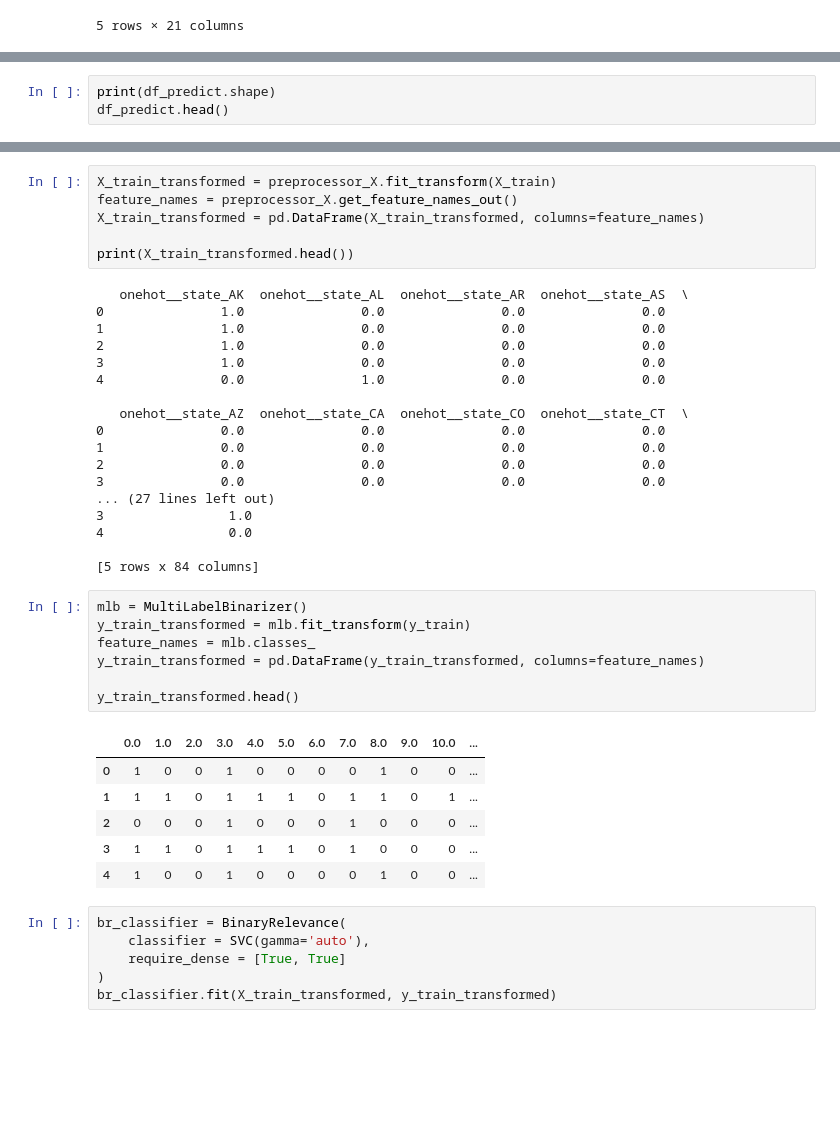
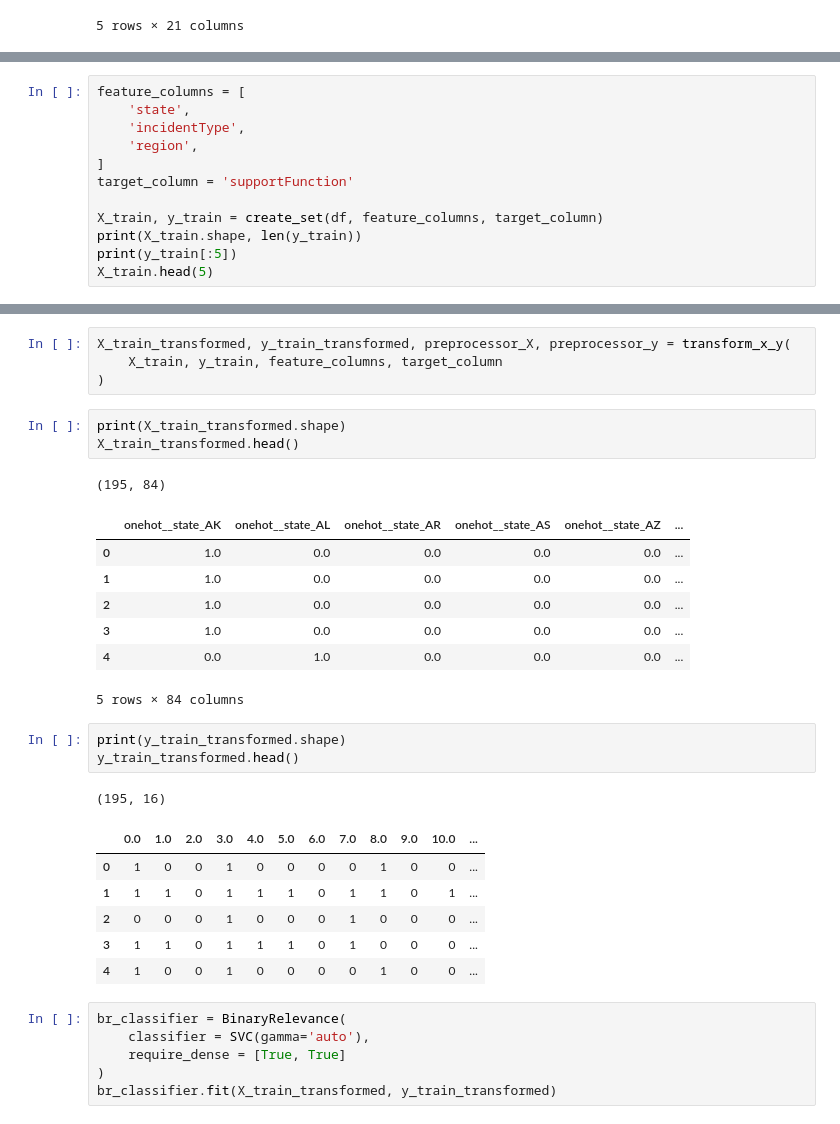
Before and after one commit to capstoneFA2025/FEMA-Recommender, a Jupyter notebook: multilabel_classification_condensed.ipynb, the cells around one changed output, grey strips where cells are left out. Cells and saved outputs as stored; diff of their text form; blank space fills up the shorter version.

Commit message:
converted some code to functions for repeatability

```diff
--- a/multilabel_classification_condensed.ipynb
+++ b/multilabel_classification_condensed.ipynb
@@ -49,4 +52,13 @@ categorical_cols = X_train.columns.tolist()
 # %%
-print(df_predict.shape)
-df_predict.head()
+feature_columns = [
+    'state',
+    'incidentType',
+    'region',
+]
+target_column = 'supportFunction'
+
+X_train, y_train = create_set(df, feature_columns, target_column)
+print(X_train.shape, len(y_train))
+print(y_train[:5])
+X_train.head(5)
 # %% [output]
@@ -102,35 +112,24 @@ preprocessor_y = ColumnTransformer(
+# %%
+X_train_transformed, y_train_transformed, preprocessor_X, preprocessor_y = transform_x_y(
+    X_train, y_train, feature_columns, target_column
+)
 # %%
-X_train_transformed = preprocessor_X.fit_transform(X_train)
-feature_names = preprocessor_X.get_feature_names_out()
-X_train_transformed = pd.DataFrame(X_train_transformed, columns=feature_names)
-
-print(X_train_transformed.head())
+print(X_train_transformed.shape)
+X_train_transformed.head()
 # %% [output]
-   onehot__state_AK  onehot__state_AL  onehot__state_AR  onehot__state_AS  \
-0               1.0               0.0               0.0               0.0
-1               1.0               0.0               0.0               0.0
-2               1.0               0.0               0.0               0.0
-3               1.0               0.0               0.0               0.0
-4               0.0               1.0               0.0               0.0
-
-   onehot__state_AZ  onehot__state_CA  onehot__state_CO  onehot__state_CT  \
-0               0.0               0.0               0.0               0.0
-1               0.0               0.0               0.0               0.0
-2               0.0               0.0               0.0               0.0
-3               0.0               0.0               0.0               0.0
-... (27 lines left out)
-3                1.0
-4                0.0
-
-[5 rows x 84 columns]
+(195, 84)
+|  | onehot__state_AK | onehot__state_AL | onehot__state_AR | onehot__state_AS | onehot__state_AZ | ... |
+| 0 | 1.0 | 0.0 | 0.0 | 0.0 | 0.0 | ... |
+| 1 | 1.0 | 0.0 | 0.0 | 0.0 | 0.0 | ... |
+| 2 | 1.0 | 0.0 | 0.0 | 0.0 | 0.0 | ... |
+| 3 | 1.0 | 0.0 | 0.0 | 0.0 | 0.0 | ... |
+| 4 | 0.0 | 1.0 | 0.0 | 0.0 | 0.0 | ... |
+5 rows × 84 columns
 # %%
-mlb = MultiLabelBinarizer()
-y_train_transformed = mlb.fit_transform(y_train)
-feature_names = mlb.classes_
-y_train_transformed = pd.DataFrame(y_train_transformed, columns=feature_names)
-
+print(y_train_transformed.shape)
 y_train_transformed.head()
 # %% [output]
+(195, 16)
 |  | 0.0 | 1.0 | 2.0 | 3.0 | 4.0 | 5.0 | 6.0 | 7.0 | 8.0 | 9.0 | 10.0 | ... |
 | 0 | 1 | 0 | 0 | 1 | 0 | 0 | 0 | 0 | 1 | 0 | 0 | ... |
 | 1 | 1 | 1 | 0 | 1 | 1 | 1 | 0 | 1 | 1 | 0 | 1 | ... |
```
Also changed, not shown: parts of 8 cells of this notebook.
